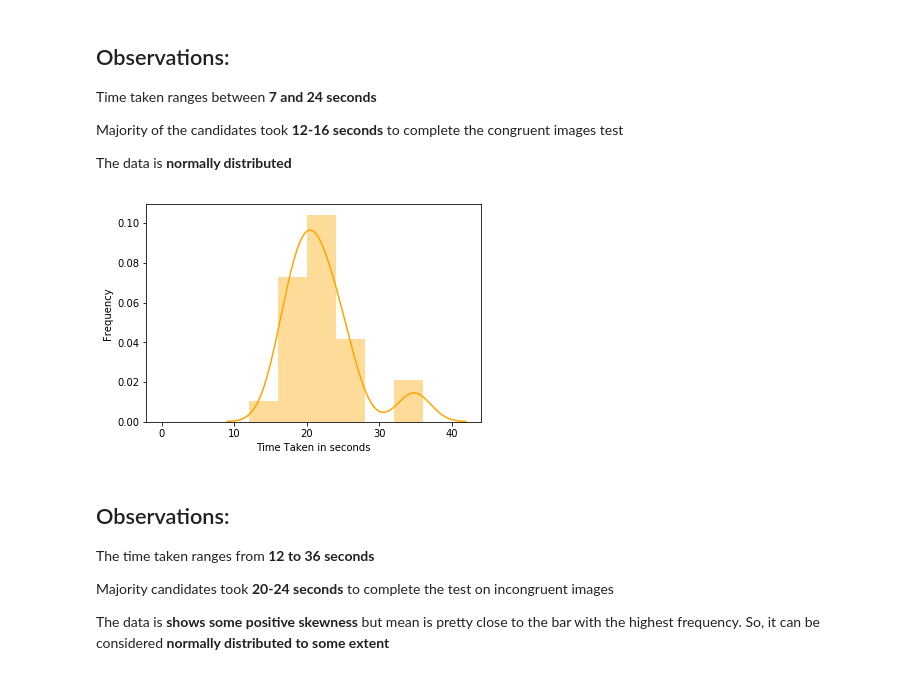
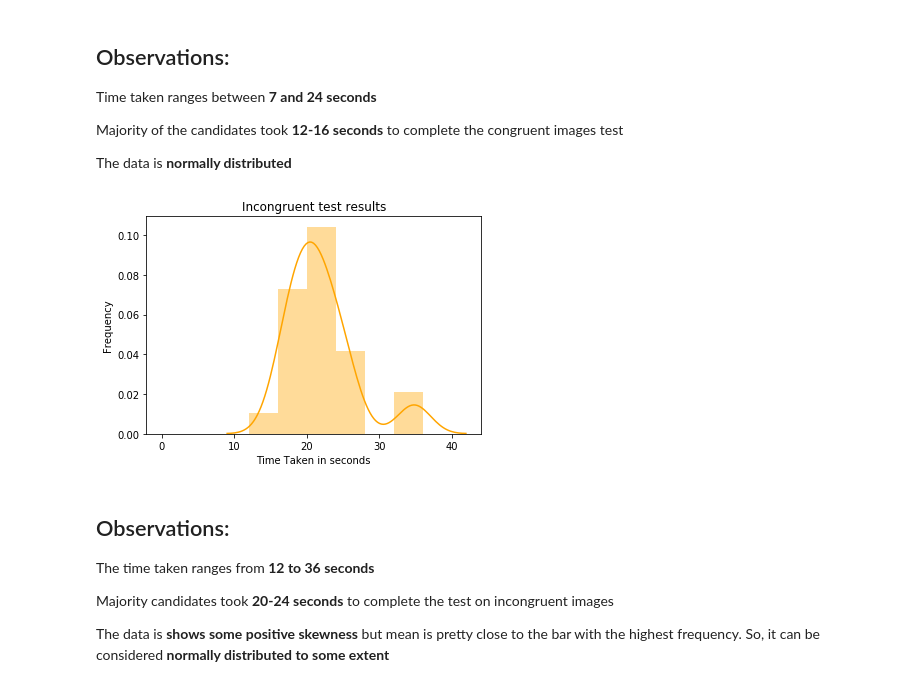
Before and after one commit to MayurBajaj2002/Stroop-Effect-Analysis, a Jupyter notebook: Stroop_Effect_Analysis.ipynb, the cells around one changed output. Saved outputs shown, nothing was run; the diff lists cells and outputs as text; code cells hidden in the pictures.

```diff
--- a/Stroop_Effect_Analysis.ipynb
+++ b/Stroop_Effect_Analysis.ipynb
@@ -115,13 +125,14 @@ Majority of the candidates took **12-16 seconds** to complete the congruent imag
 The data is **normally distributed**
 # %%
 # Visualising data for incongruent test results via a histogram
+plt.title('Incongruent test results')
 bins = np.arange(0, stroop_data['Incongruent'].max()+5, step = 4)
 fig = sb.distplot(stroop_data['Incongruent'], bins = bins, color = 'orange')
 plt.xlabel('Time Taken in seconds')
 plt.ylabel('Frequency')
-plt.show(fig)
+plt.show(fig);
 # %% [output]
-[figure, old version]
+[figure, new version]
 # %% [markdown]
 ## Observations:
 
```
Also changed, not shown: parts of 13 cells of this notebook.
